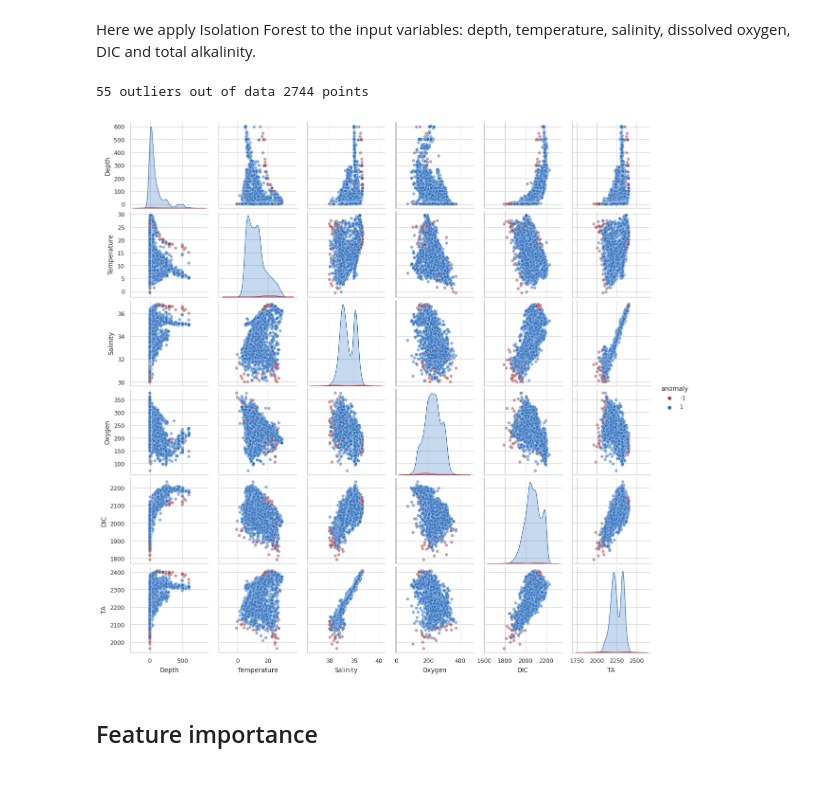
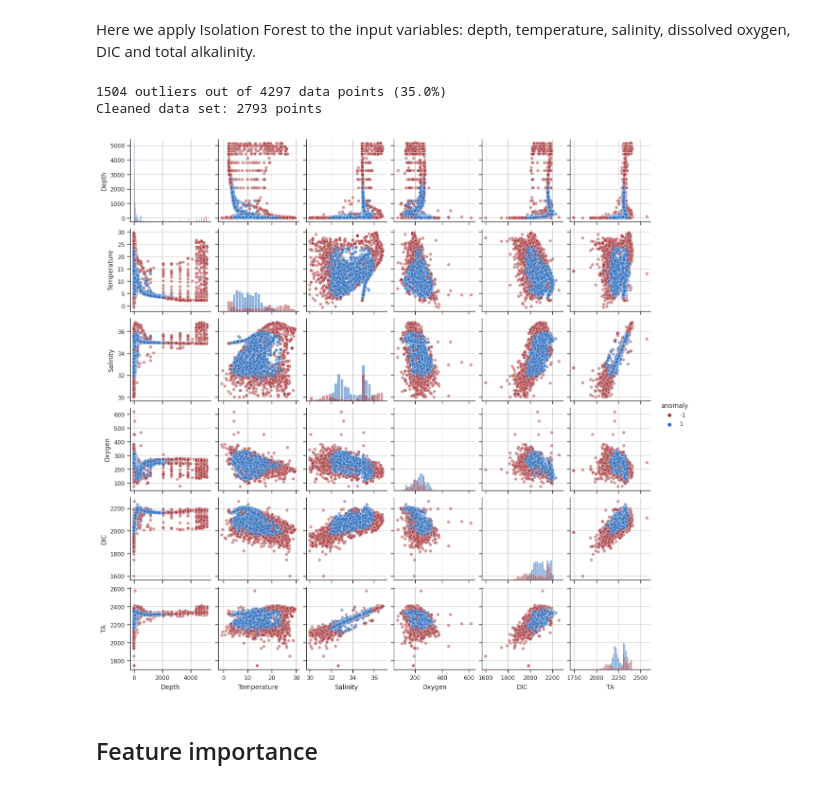
Before and after one commit to WHOIGit/nelme-bottom-water-bgc, a Jupyter notebook: outlier_detection.ipynb, the cells around one changed output. Drawn from its saved outputs; the diff is of its cells as text; code cells hidden in the pictures.

Commit message:
Use Isolation Forest on original bottle data

```diff
--- a/outlier_detection.ipynb
+++ b/outlier_detection.ipynb
@@ -14,17 +16,22 @@ Last updated on Wed Oct 13 12:40:27 2021
 # %%
-sns.set_theme(context='paper', style='whitegrid', palette='tab10', rc={'figure.dpi':100, 'figure.figsize':[5, 5]})
+sns.set_theme(context='paper', style='ticks', palette='tab10', rc={'figure.dpi':100, 'figure.figsize':[5, 5], 'axes.grid':True})
 pd.options.display.max_columns = 50
 # %% [markdown]
 ## Read data
 # %%
-df = pd.read_csv('data/bottle_satellite_data.csv', parse_dates=['Date'], index_col=0)
-df['bottom_depth'] = df.bottom_depth.abs() # convert negative to positive values
+# # read merged bottle/satellite data
+# df = pd.read_csv('data/bottle_satellite_data.csv', parse_dates=['Date'], index_col=0)
+# df['bottom_depth'] = df.bottom_depth.abs() # convert negative to positive values
+# # flag anomalous O2 values
+# df['outlier'] = 0 # outlier flag
+# df.loc[df.Oxygen>500, 'outlier'] = 1
+# df.loc[(df.Oxygen>300) & (df.Depth>200), 'outlier'] = 1
+# df = df[df.outlier==0]
 
-# flag anomalous O2 values
-df['outlier'] = 0 # outlier flag
-df.loc[df.Oxygen>500, 'outlier'] = 1
-df.loc[(df.Oxygen>300) & (df.Depth>200), 'outlier'] = 1
-df = df[df.outlier==0]
+# read Louise's bottle data
+df = pd.read_csv('data/bottle_data_20210219.csv', parse_dates={'Date':['Year','Month','Day']}, index_col=1)
+df = df[df.Oxygen>0] # filter negative (missing) values
+df = df[df.Depth>0]  # filter negative (missing) values
 
 df.info()
 # %% [output]
@@ -50,21 +57,24 @@ memory usage: 986.1+ KB
 # %% [markdown]
 Here we apply Isolation Forest to the input variables: depth, temperature, salinity, dissolved oxygen, DIC and total alkalinity.
 # %%
-from sklearn.ensemble import IsolationForest, RandomForestClassifier
+from sklearn.ensemble import IsolationForest
 
 bot_vars = ['Depth', 'Temperature', 'Salinity', 'Oxygen', 'DIC', 'TA']
 
 X = df[bot_vars].values
-iforest = IsolationForest(n_estimators=500, random_state=42, contamination=0.02, n_jobs=-1).fit(X)
+iforest = IsolationForest(n_estimators=500, random_state=42, contamination=0.35, n_jobs=-1).fit(X)
 df['anom_score'] = iforest.score_samples(X)
 df['anomaly'] = iforest.predict(X)
 
-print('{} outliers out of data {} points'.format(len(df[df.anomaly==-1]), len(df)))
+n_anom, n_pts = len(df[df.anomaly==-1]), len(df)
+print('{} outliers out of {} data points ({:.1f}%)'.format(n_anom, n_pts, n_anom/n_pts*100))
+print('Cleaned data set: {} points'.format(n_pts-n_anom))
 
-fg = sns.pairplot(df, vars=bot_vars, hue='anomaly', palette='vlag_r', height=2, plot_kws={'alpha':0.5})
+fg = sns.pairplot(df, vars=bot_vars, hue='anomaly', palette='vlag_r', height=2, diag_kind='hist', plot_kws={'alpha':0.5})
 # %% [output]
-55 outliers out of data 2744 points
+1504 outliers out of 4297 data points (35.0%)
+Cleaned data set: 2793 points
-[figure, old version]
+[figure, new version]
 # %% [markdown]
 ## Feature importance
 # %% [markdown]
```
Also changed, not shown: parts of 6 cells of this notebook.
